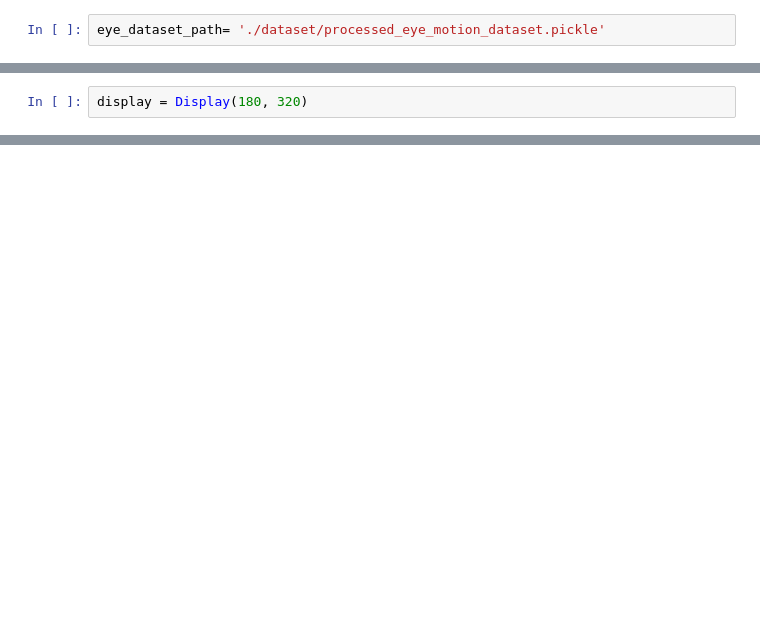
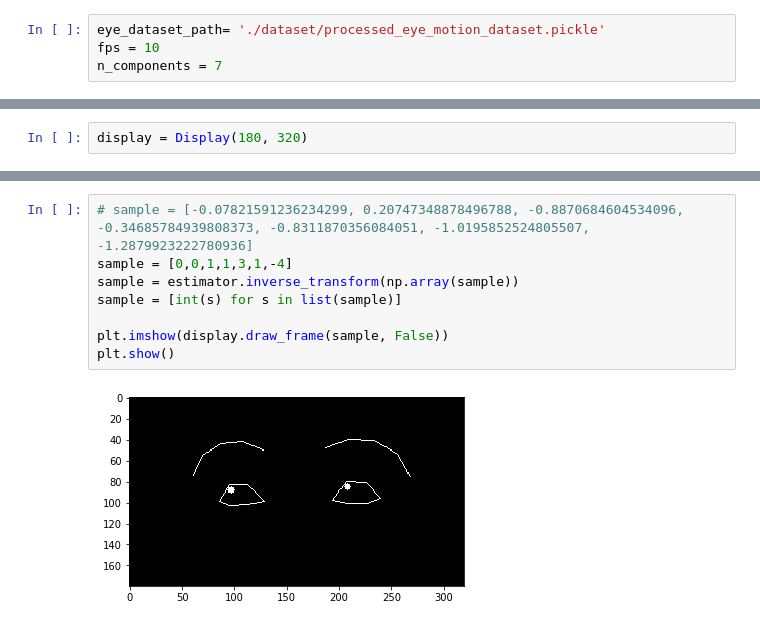
Before and after one commit to ehwa009/Eye_Motion_Dataset, a Jupyter notebook: pca_analysis.ipynb, the cells around one changed output, grey strips where cells are left out. Drawn from its saved outputs; the diff is of its cells as text; blank space fills up the shorter version.

```diff
--- a/pca_analysis.ipynb
+++ b/pca_analysis.ipynb
@@ -7,3 +7,5 @@ import numpy as np
 import matplotlib.pyplot as plt
 # %%
 eye_dataset_path= './dataset/processed_eye_motion_dataset.pickle'
+fps = 10
+n_components = 7
@@ -127,0 +108,10 @@ plt.show()
+# %%
+# sample = [-0.07821591236234299, 0.20747348878496788, -0.8870684604534096, -0.34685784939808373, -0.8311870356084051, -1.0195852524805507, -1.2879923222780936]
+sample = [0,0,1,1,3,1,-4]
+sample = estimator.inverse_transform(np.array(sample))
+sample = [int(s) for s in list(sample)]
+
+plt.imshow(display.draw_frame(sample, False))
+plt.show()
+# %% [output]
+[figure, added]
```
Also changed, not shown: parts of 13 cells of this notebook, 3 other files.
